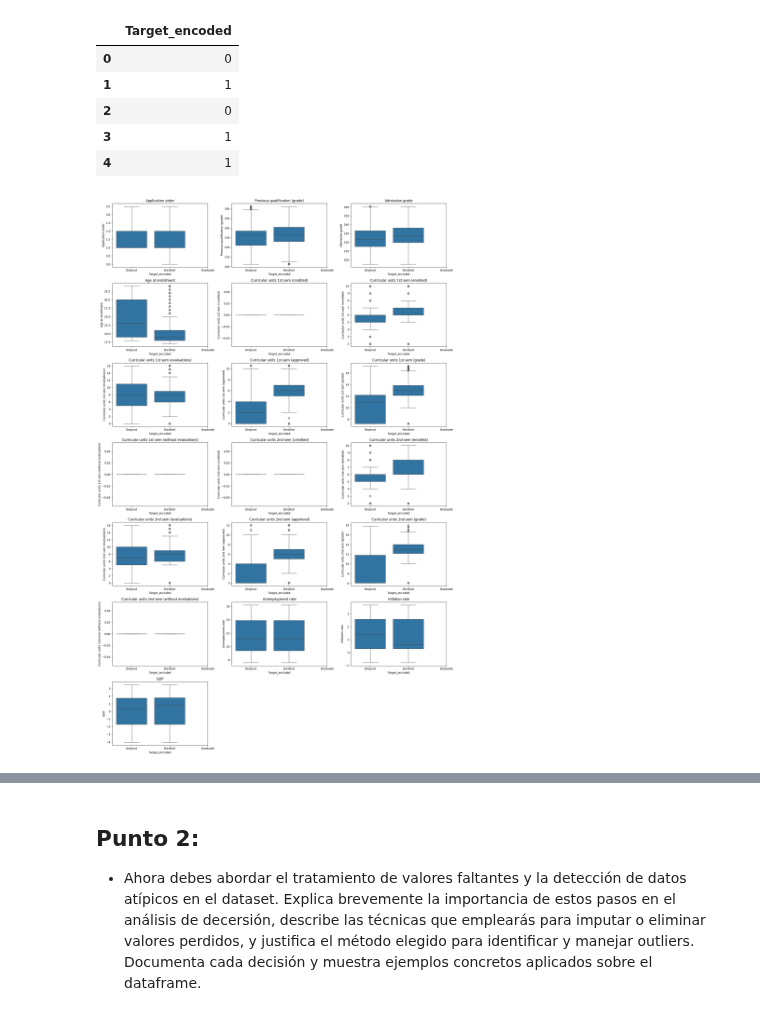
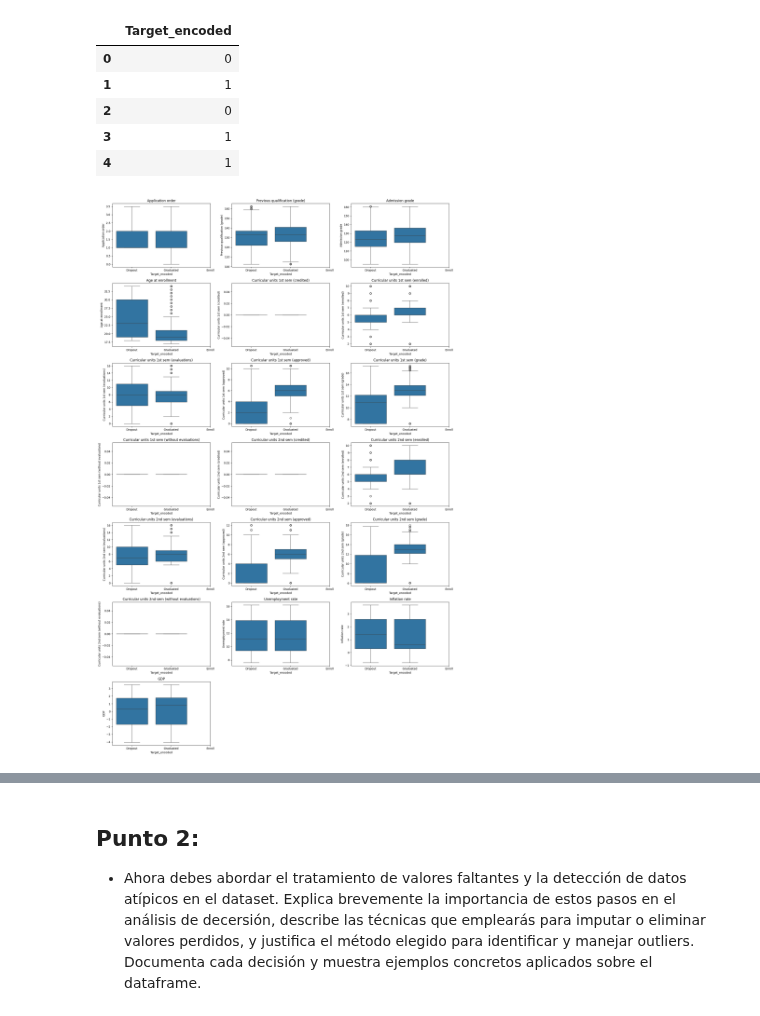
Before and after one commit to LeMarsito02/parcial1analitica, a Jupyter notebook: 01_Parcial_Desercion_(SantiagoPena_SofiaDaza).ipynb, the cells around one changed output, grey strips where cells are left out. Drawn from its saved outputs; the diff is of its cells as text; code cells hidden in the pictures.

```diff
--- a/01_Parcial_Desercion_(SantiagoPena_SofiaDaza).ipynb
+++ b/01_Parcial_Desercion_(SantiagoPena_SofiaDaza).ipynb
@@ -267,20 +267,20 @@ preprocess = ColumnTransformer(
 # %%
 import matplotlib.pyplot as plt
 import seaborn as sns
 import math
 
 n_cols = 3
 n_rows = math.ceil(len(numeric_cols) / n_cols)
 
 plt.figure(figsize=(18, n_rows * 4))
 
 for i, col in enumerate(numeric_cols, 1):
     plt.subplot(n_rows, n_cols, i)
     sns.boxplot(x="Target_encoded", y=col, data=df)
     plt.title(col)
-    plt.xticks([0,1,2], ["Dropout", "Enrolled", "Graduate"])
+    plt.xticks([0,1,2], ["Dropout", "Graduated", "Enroll"])
 
 plt.tight_layout()
 plt.show()
 # %% [output]
-[figure, old version]
+[figure, new version]
```
Also changed, not shown: parts of 1 cell of this notebook, 1 other file.
